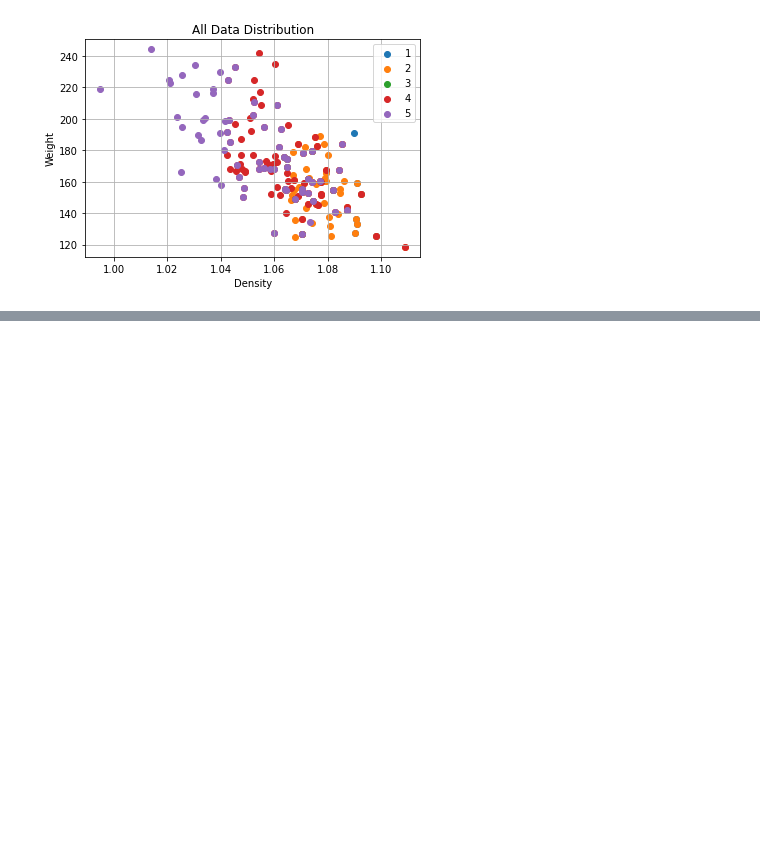
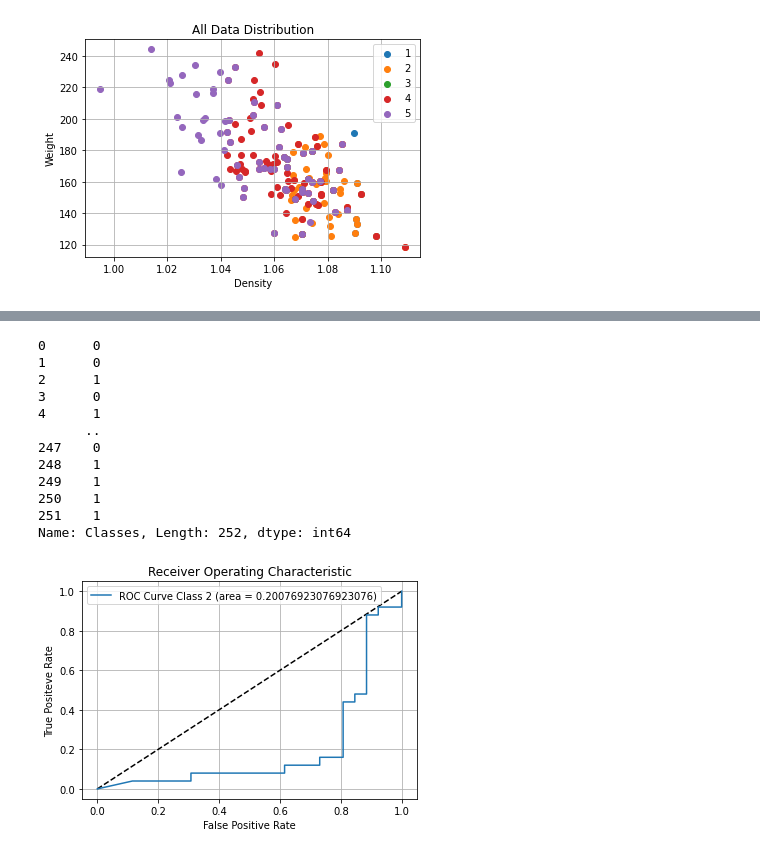
Before and after one commit to gabrielclwq/ICA, a Jupyter notebook: NB/naiveBayes.ipynb, the cells around one changed output, grey strips where cells are left out. Saved outputs shown, nothing was run; the diff lists cells and outputs as text; code cells hidden in the pictures; blank space fills up the shorter version.

```diff
--- a/NB/naiveBayes.ipynb
+++ b/NB/naiveBayes.ipynb
@@ -150,0 +144,61 @@ Accuracy = 0.7058823529411765
+# %%
+# Split one vs all classes:
+
+# Get all classes in Y:
+
+dataset = np.column_stack((X, Y))
+
+columnsLabel = Xlabels.to_list()
+columnsLabel.append("Classes")
+
+dataset = pd.DataFrame(dataset, columns=columnsLabel)
+
+def oneVSall(dataset, classe):
+    dataset["Classes"] = dataset["Classes"].transform(lambda x: 1 if x == classe else 0)
+
+    return dataset
+# %%
+# Calculates the ROC analyses
+
+dataset = oneVSall(dataset, 5)
+
+predict = "Classes"
+
+Y_ = dataset[predict]
+X_ = dataset.drop(columns=[predict])
+
+print(Y_)
+
+Y_ = Y_.to_numpy()
+X_ = X_.to_numpy()
+
+X_train, X_test, Y_train, Y_test = train_test_split(X_, Y_, test_size=0.2)
+
+clf = GaussianNB()
+clf.fit(X_train, Y_train)
+scores = clf.scores(X_test)
+
+plt.figure()
+plt.plot([0, 1], [0, 1], linestyle='dashed', color="k")
+fpr, tpr, A = metrics.ROC(Y_test, scores)
+plt.plot(fpr, tpr, label=f'ROC Curve Class {2} (area = {A})')
+plt.legend()
+plt.grid()
+plt.ylabel("True Positeve Rate")
+plt.xlabel("False Positive Rate")
+plt.title(f'Receiver Operating Characteristic')
+plt.show()
+# %% [output]
+0      0
+1      0
+2      1
+3      0
+4      1
+      ..
+247    0
+248    1
+249    1
+250    1
+251    1
+Name: Classes, Length: 252, dtype: int64
+[figure, added]
```
Also changed, not shown: parts of 2 cells of this notebook, 1 other file.
